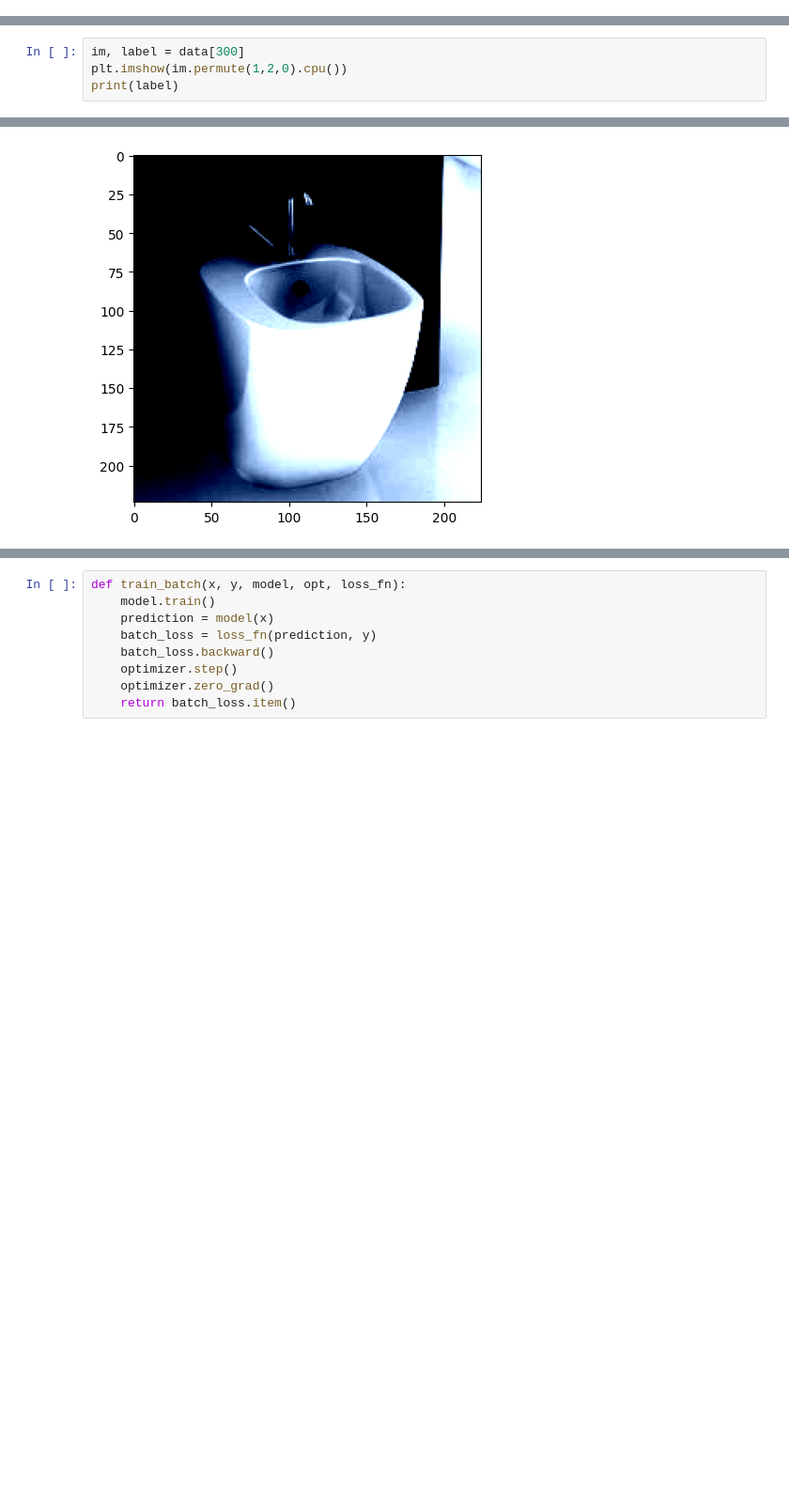
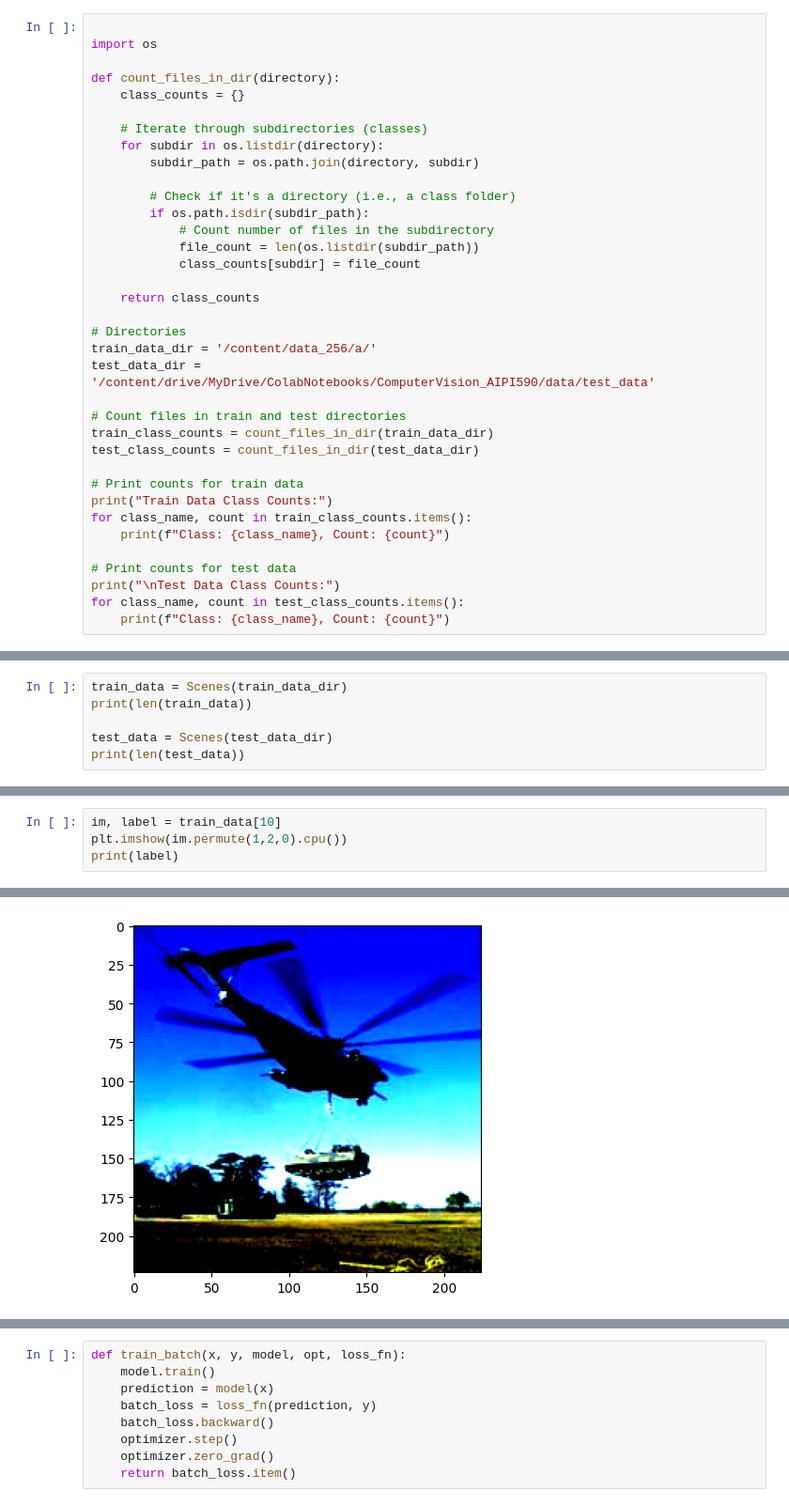
Before and after one commit to YKH2020/CV_Places365, a Jupyter notebook: PlacesClassification_ResNet50_DL.ipynb, the cells around one changed output, grey strips where cells are left out. Shown at 94% size. Drawn from its saved outputs; the diff is of its cells as text; blank space fills up the shorter version.

```diff
--- a/PlacesClassification_ResNet50_DL.ipynb
+++ b/PlacesClassification_ResNet50_DL.ipynb
@@ -118,0 +102,36 @@ print(len(data))
+# %%
+
+import os
+
+def count_files_in_dir(directory):
+    class_counts = {}
+
+    # Iterate through subdirectories (classes)
+    for subdir in os.listdir(directory):
+        subdir_path = os.path.join(directory, subdir)
+
+        # Check if it's a directory (i.e., a class folder)
+        if os.path.isdir(subdir_path):
+            # Count number of files in the subdirectory
+            file_count = len(os.listdir(subdir_path))
+            class_counts[subdir] = file_count
+
+    return class_counts
+
+# Directories
+train_data_dir = '/content/data_256/a/'
+test_data_dir = '/content/drive/MyDrive/ColabNotebooks/ComputerVision_AIPI590/data/test_data'
+
+# Count files in train and test directories
+train_class_counts = count_files_in_dir(train_data_dir)
+test_class_counts = count_files_in_dir(test_data_dir)
+
+# Print counts for train data
+print("Train Data Class Counts:")
+for class_name, count in train_class_counts.items():
+    print(f"Class: {class_name}, Count: {count}")
+
+# Print counts for test data
+print("\nTest Data Class Counts:")
+for class_name, count in test_class_counts.items():
+    print(f"Class: {class_name}, Count: {count}")
@@ -118,0 +299,6 @@ print(len(data))
+# %%
+train_data = Scenes(train_data_dir)
+print(len(train_data))
+
+test_data = Scenes(test_data_dir)
+print(len(test_data))
@@ -119,5 +308,5 @@ print(len(data))
 # %%
-im, label = data[300]
+im, label = train_data[10]
 plt.imshow(im.permute(1,2,0).cpu())
 print(label)
 # %% [output]
@@ -126 +315 @@ tensor([3.])
-[figure, old version]
+[figure, new version]
```
Also changed, not shown: parts of 23 cells of this notebook.
